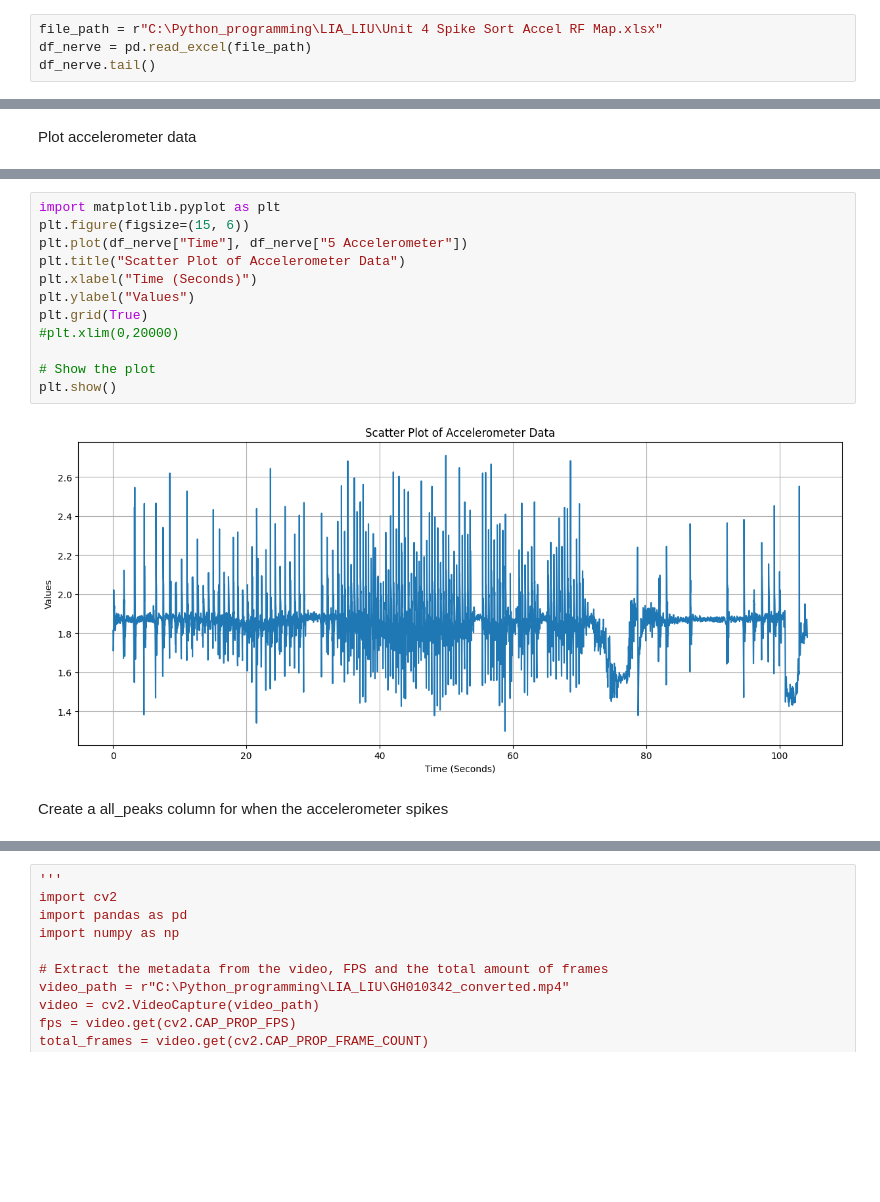
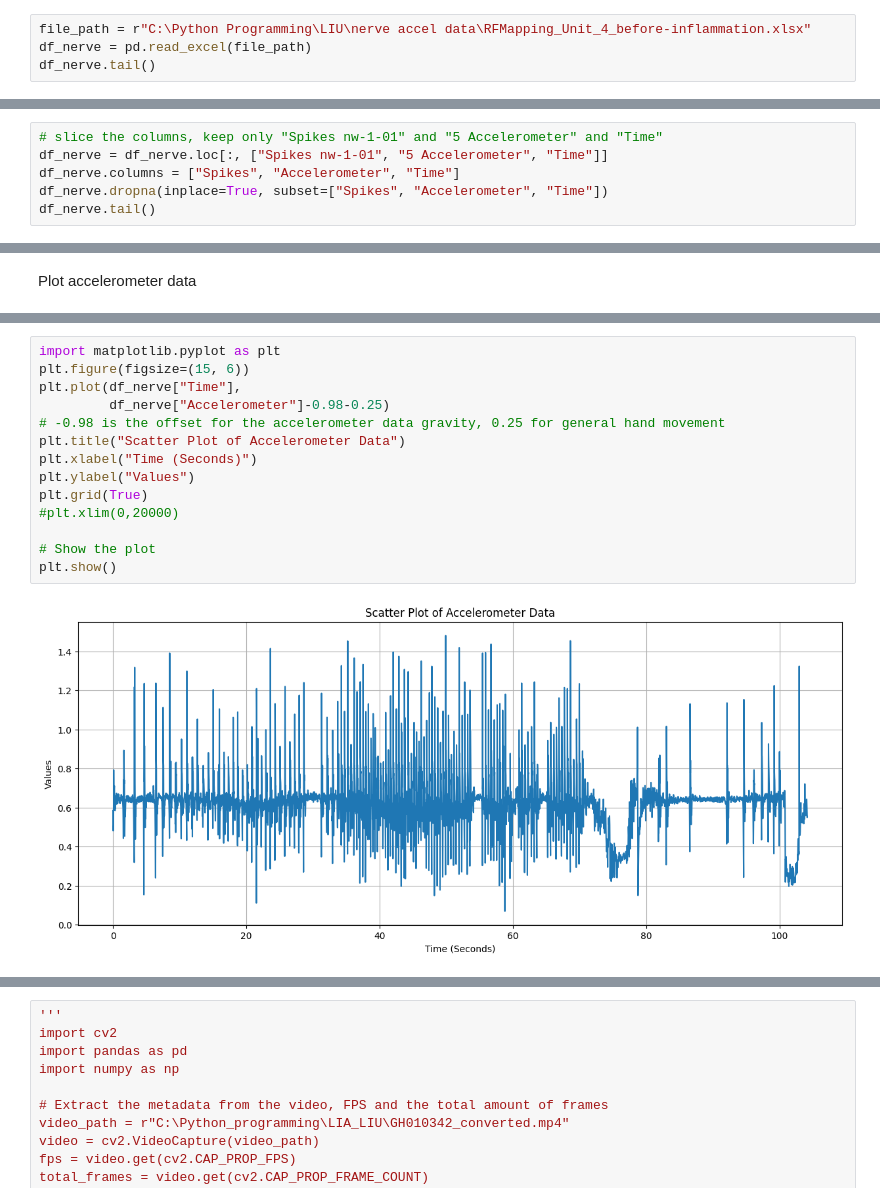
Before and after one commit to Periksvensson84/RF_mapping, a Jupyter notebook: RF_mapping/In_progress/test_gabriel.ipynb, the cells around one changed output, grey strips where cells are left out. Saved outputs shown, nothing was run; the diff lists cells and outputs as text; blank space fills up the shorter version.

Commit message:
post processing
Homography testing done.
Nerve-accel data done.

Then basic implementation into the postprocessing class. Unittesting still required.

```diff
--- a/RF_mapping/In_progress/test_gabriel.ipynb
+++ b/RF_mapping/In_progress/test_gabriel.ipynb
@@ -314,7 +301,7 @@ transformed_monofil
 # %% [markdown]
 Read in Nerve Data
 # %%
-file_path = r"C:\Python_programming\LIA_LIU\Unit 4 Spike Sort Accel RF Map.xlsx"
+file_path = r"C:\Python Programming\LIU\nerve accel data\RFMapping_Unit_4_before-inflammation.xlsx"
 df_nerve = pd.read_excel(file_path)
 df_nerve.tail()
 # %% [output]
@@ -321,0 +314,6 @@ FileNotFoundError: [Errno 2] No such file or directory: 'C:\\Python_programming\
+# %%
+# slice the columns, keep only "Spikes nw-1-01" and "5 Accelerometer" and "Time"
+df_nerve = df_nerve.loc[:, ["Spikes nw-1-01", "5 Accelerometer", "Time"]]
+df_nerve.columns = ["Spikes", "Accelerometer", "Time"]
+df_nerve.dropna(inplace=True, subset=["Spikes", "Accelerometer", "Time"])
+df_nerve.tail()
@@ -324,16 +373,16 @@ Plot accelerometer data
 # %%
 import matplotlib.pyplot as plt
 plt.figure(figsize=(15, 6))
-plt.plot(df_nerve["Time"], df_nerve["5 Accelerometer"])
+plt.plot(df_nerve["Time"],
+         df_nerve["Accelerometer"]-0.98-0.25)
+# -0.98 is the offset for the accelerometer data gravity, 0.25 for general hand movement
 plt.title("Scatter Plot of Accelerometer Data")
 plt.xlabel("Time (Seconds)")
 plt.ylabel("Values")
 plt.grid(True)
 #plt.xlim(0,20000)
 
 # Show the plot
 plt.show()
 # %% [output]
-[figure, old version]
+[figure, new version]
-# %% [markdown]
-Create a all_peaks column for when the accelerometer spikes
```
Also changed, not shown: parts of 25 cells of this notebook, 4 other files.
